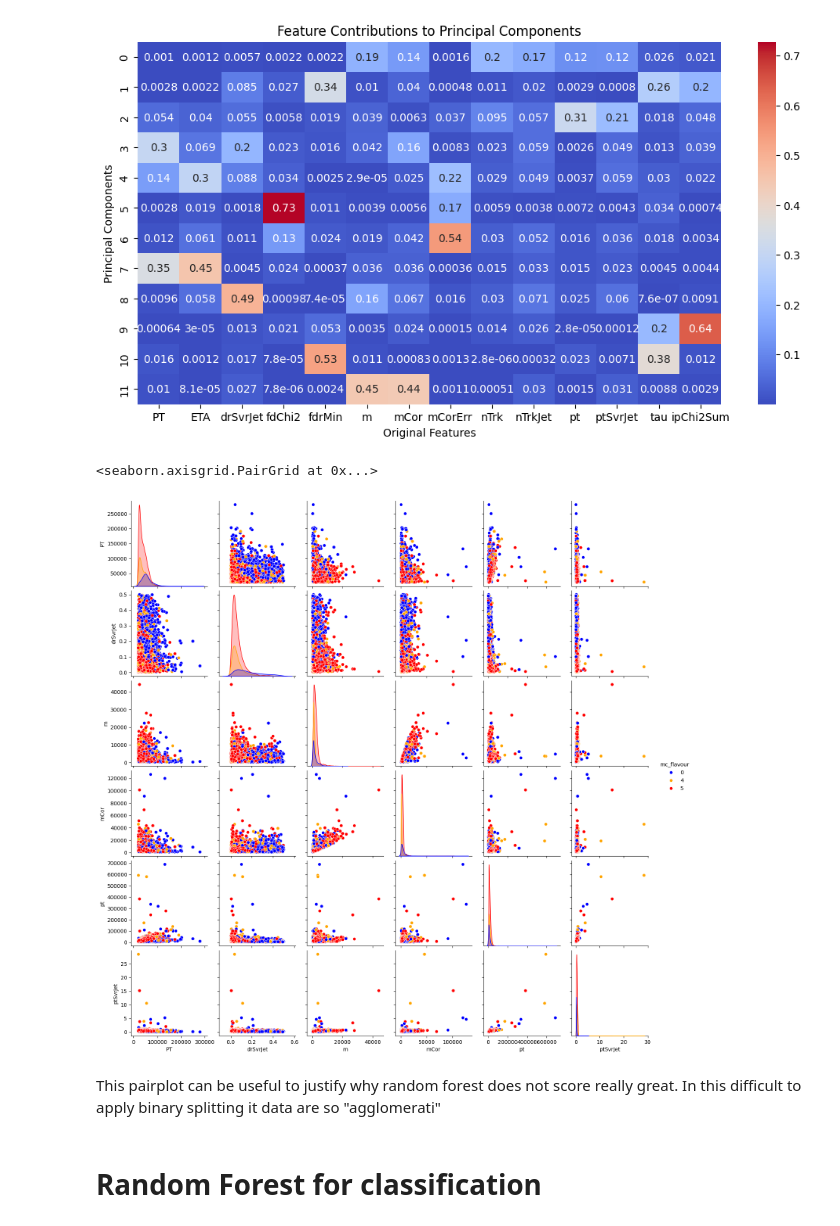
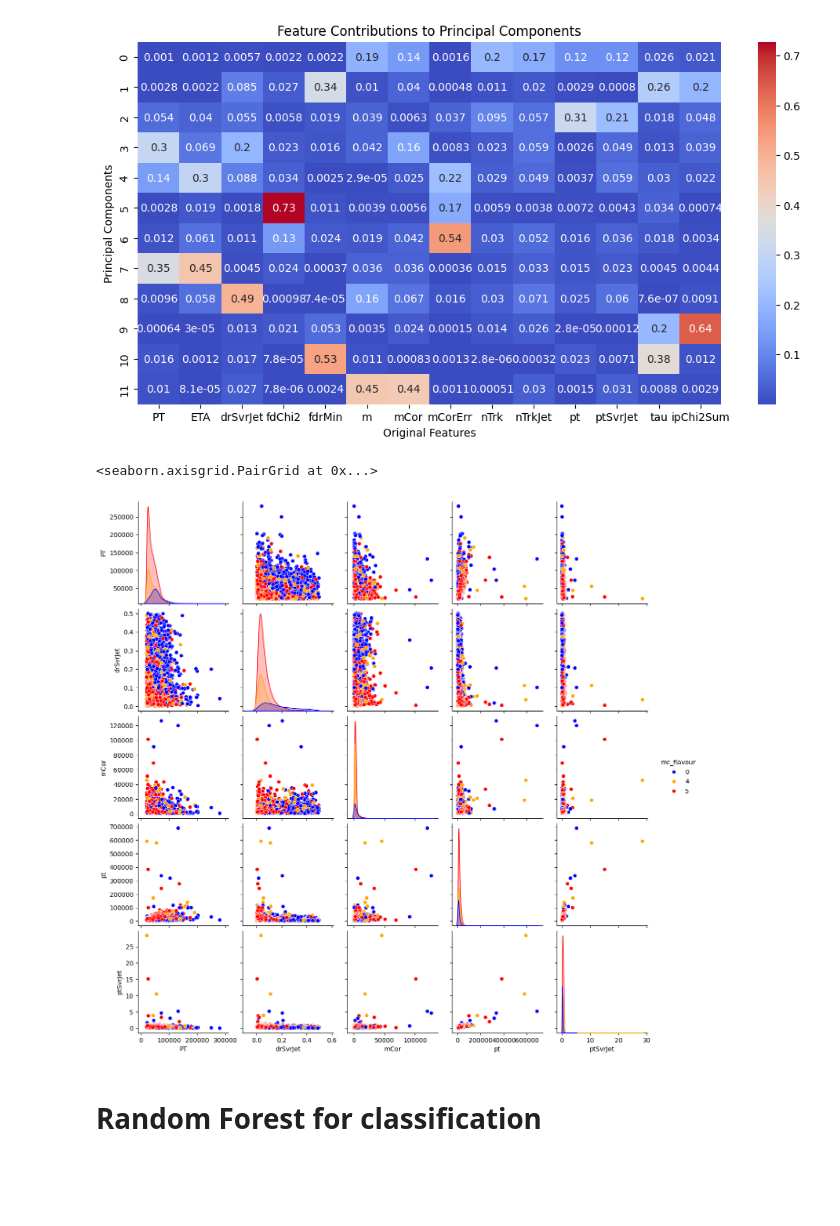
Before and after one commit to Maic-R/ML_for_physics, a Jupyter notebook: jet_tagging_RFC.ipynb, the cells around one changed output. Drawn from its saved outputs; the diff is of its cells as text; code cells hidden in the pictures; blank space fills up the shorter version.

```diff
--- a/jet_tagging_RFC.ipynb
+++ b/jet_tagging_RFC.ipynb
@@ -161,14 +161,12 @@ plt.show()
 # %%
 shuffled_jet_data = jet_data.sample(frac=0.1, random_state=42)  # frac=1 means keep all data, just shuffle
 
-jet_data_pp = shuffled_jet_data[['PT', 'mc_flavour', 'drSvrJet', 'm', 'mCor', 'pt', 'ptSvrJet']].copy()
+jet_data_pp = shuffled_jet_data[['PT', 'mc_flavour', 'drSvrJet', 'mCor', 'pt', 'ptSvrJet']].copy()
 
 sns.pairplot(jet_data_pp, hue='mc_flavour', palette=flavour_palette)
 # %% [output]
 <seaborn.axisgrid.PairGrid at 0x...>
-[figure, old version]
+[figure, new version]
-# %% [markdown]
-This pairplot can be useful to justify why random forest does not score really great. In this difficult to apply binary splitting it data are so "agglomerati"
 # %% [markdown]
 # Random Forest for classification
 # %%
```
Also changed, not shown: parts of 13 cells of this notebook, 8 other files.
